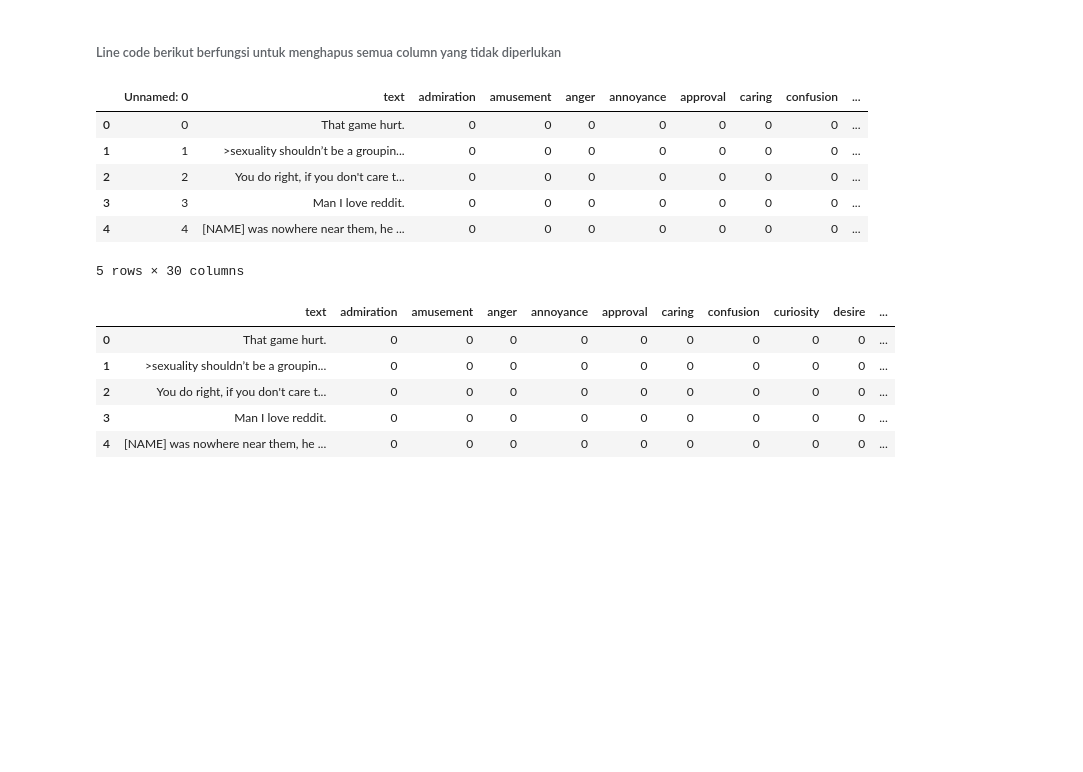
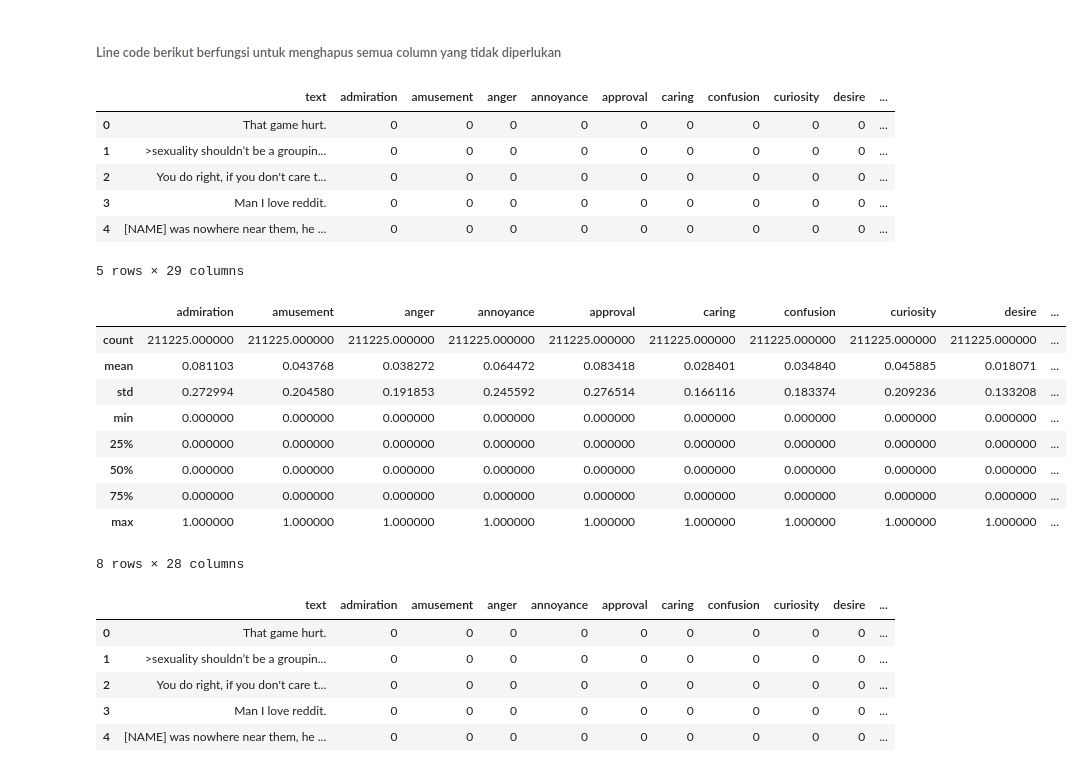
Before and after one commit to romaulisiagian/ABC-Multi-label-Emotion-Classification, a Jupyter notebook: Preprocessing.ipynb, the cells around one changed output. Drawn from its saved outputs; the diff is of its cells as text; code cells hidden in the pictures; blank space fills up the shorter version.

```diff
--- a/Preprocessing.ipynb
+++ b/Preprocessing.ipynb
@@ -43,5 +65,6 @@ from nltk.corpus import stopwords
 # %%
-df = pd.read_csv('dataset.csv',sep=';')
+# baca dataset csv yang sebelumnya sudah di save
+df = pd.read_csv('dataset_raw.csv',sep=';')
 df.head()
 # %% [output]
 |  | Unnamed: 0 | text | id | author | subreddit | link_id | parent_id | created_utc | rater_id | ... |
@@ -54,16 +77,30 @@ df.head()
 # %% [markdown]
 ###### Line code berikut berfungsi untuk menghapus semua column yang tidak diperlukan
 # %%
-unuse = ['id', 'author', 'subreddit', 'link_id', 'parent_id', 'created_utc', 'rater_id', 'example_very_unclear']
+unuse = ['Unnamed: 0','id', 'author', 'subreddit', 'link_id', 'parent_id', 'created_utc', 'rater_id', 'example_very_unclear']
 df_new = df.drop(columns = unuse)
 # %%
 df_new.head()
 # %% [output]
-|  | Unnamed: 0 | text | admiration | amusement | anger | annoyance | approval | caring | confusion | ... |
-| 0 | 0 | That game hurt. | 0 | 0 | 0 | 0 | 0 | 0 | 0 | ... |
-| 1 | 1 | >sexuality shouldn’t be a groupin... | 0 | 0 | 0 | 0 | 0 | 0 | 0 | ... |
-| 2 | 2 | You do right, if you don't care t... | 0 | 0 | 0 | 0 | 0 | 0 | 0 | ... |
-| 3 | 3 | Man I love reddit. | 0 | 0 | 0 | 0 | 0 | 0 | 0 | ... |
-| 4 | 4 | [NAME] was nowhere near them, he ... | 0 | 0 | 0 | 0 | 0 | 0 | 0 | ... |
+|  | text | admiration | amusement | anger | annoyance | approval | caring | confusion | curiosity | desire | ... |
+| 0 | That game hurt. | 0 | 0 | 0 | 0 | 0 | 0 | 0 | 0 | 0 | ... |
+| 1 | >sexuality shouldn’t be a groupin... | 0 | 0 | 0 | 0 | 0 | 0 | 0 | 0 | 0 | ... |
+| 2 | You do right, if you don't care t... | 0 | 0 | 0 | 0 | 0 | 0 | 0 | 0 | 0 | ... |
+| 3 | Man I love reddit. | 0 | 0 | 0 | 0 | 0 | 0 | 0 | 0 | 0 | ... |
+| 4 | [NAME] was nowhere near them, he ... | 0 | 0 | 0 | 0 | 0 | 0 | 0 | 0 | 0 | ... |
-5 rows × 30 columns
+5 rows × 29 columns
+# %%
+# Code berikut untuk mendapat informasi mengenai data yang ada pada tabel
+df_new.describe()
+# %% [output]
+|  | admiration | amusement | anger | annoyance | approval | caring | confusion | curiosity | desire | ... |
+| count | 211225.000000 | 211225.000000 | 211225.000000 | 211225.000000 | 211225.000000 | 211225.000000 | 211225.000000 | 211225.000000 | 211225.000000 | ... |
+| mean | 0.081103 | 0.043768 | 0.038272 | 0.064472 | 0.083418 | 0.028401 | 0.034840 | 0.045885 | 0.018071 | ... |
+| std | 0.272994 | 0.204580 | 0.191853 | 0.245592 | 0.276514 | 0.166116 | 0.183374 | 0.209236 | 0.133208 | ... |
+| min | 0.000000 | 0.000000 | 0.000000 | 0.000000 | 0.000000 | 0.000000 | 0.000000 | 0.000000 | 0.000000 | ... |
+| 25% | 0.000000 | 0.000000 | 0.000000 | 0.000000 | 0.000000 | 0.000000 | 0.000000 | 0.000000 | 0.000000 | ... |
+| 50% | 0.000000 | 0.000000 | 0.000000 | 0.000000 | 0.000000 | 0.000000 | 0.000000 | 0.000000 | 0.000000 | ... |
+| 75% | 0.000000 | 0.000000 | 0.000000 | 0.000000 | 0.000000 | 0.000000 | 0.000000 | 0.000000 | 0.000000 | ... |
+| max | 1.000000 | 1.000000 | 1.000000 | 1.000000 | 1.000000 | 1.000000 | 1.000000 | 1.000000 | 1.000000 | ... |
+8 rows × 28 columns
 # %%
```
Also changed, not shown: parts of 53 cells of this notebook, 7 other files.
